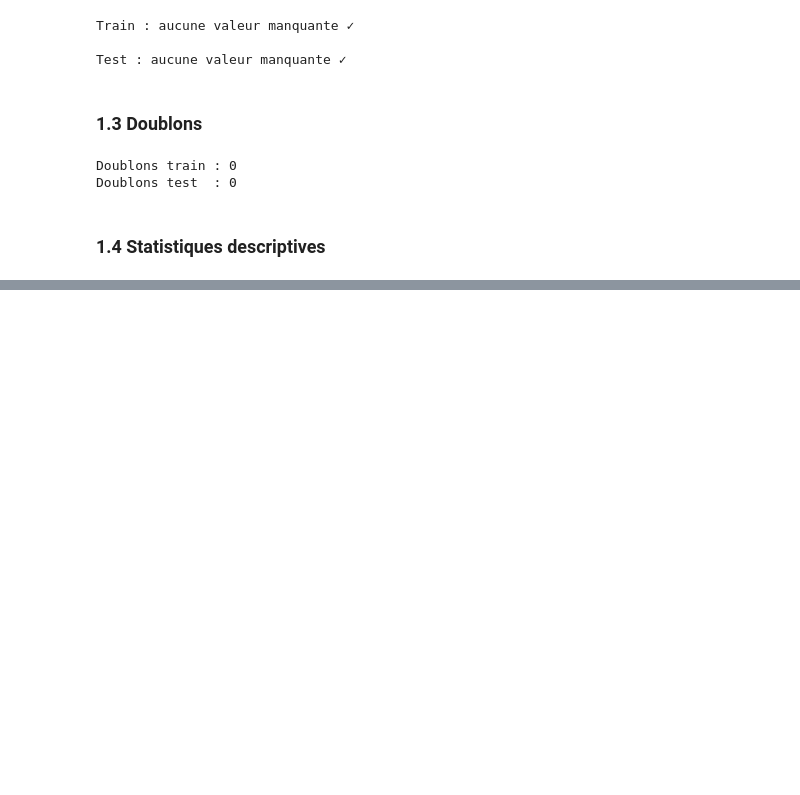
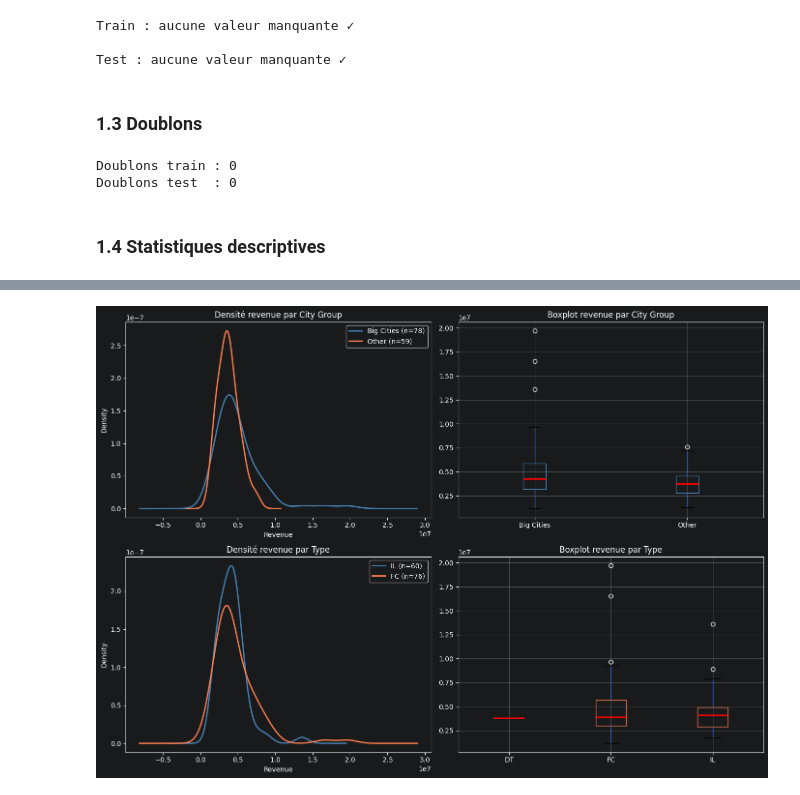
Before and after one commit to mlndiaye/restaurant-revenue-mlops, a Jupyter notebook: notebooks/01_eda.ipynb, the cells around one changed output, grey strips where cells are left out. Cells and saved outputs as stored; diff of their text form; code cells hidden in the pictures; blank space fills up the shorter version.

```diff
--- a/notebooks/01_eda.ipynb
+++ b/notebooks/01_eda.ipynb
@@ -127,0 +193,44 @@ train.describe(include="all").T.style.format(precision=2)
+# %%
+palette_cg = {'Big Cities': 'steelblue', 'Other': 'coral'}
+palette_tp = {'IL': 'steelblue', 'FC': 'coral', 'DT': 'seagreen'}
+
+fig, axes = plt.subplots(2, 2, figsize=(14, 10))
+
+# KDE revenue par City Group
+for group, color in palette_cg.items():
+    subset = train[train['City Group'] == group]['revenue']
+    subset.plot.kde(ax=axes[0, 0], label=f'{group} (n={len(subset)})', color=color, linewidth=2)
+axes[0, 0].set_title('Densité revenue par City Group')
+axes[0, 0].set_xlabel('Revenue')
+axes[0, 0].legend()
+
+# Boxplot revenue par City Group
+train.boxplot(column='revenue', by='City Group', ax=axes[0, 1],
+              boxprops=dict(color='steelblue'), medianprops=dict(color='red', linewidth=2))
+axes[0, 1].set_title('Boxplot revenue par City Group')
+axes[0, 1].set_xlabel('')
+plt.sca(axes[0, 1])
+plt.title('Boxplot revenue par City Group')
+
+# KDE revenue par Type
+for typ, color in palette_tp.items():
+    subset = train[train['Type'] == typ]['revenue']
+    if len(subset) > 2:
+        subset.plot.kde(ax=axes[1, 0], label=f'{typ} (n={len(subset)})', color=color, linewidth=2)
+axes[1, 0].set_title('Densité revenue par Type')
+axes[1, 0].set_xlabel('Revenue')
+axes[1, 0].legend()
+
+# Boxplot revenue par Type
+train.boxplot(column='revenue', by='Type', ax=axes[1, 1],
+              boxprops=dict(color='coral'), medianprops=dict(color='red', linewidth=2))
+axes[1, 1].set_title('Boxplot revenue par Type')
+axes[1, 1].set_xlabel('')
+plt.sca(axes[1, 1])
+plt.title('Boxplot revenue par Type')
+
+plt.suptitle('')
+plt.tight_layout()
+plt.show()
+# %% [output]
+[figure, added]
```
Also changed, not shown: parts of 24 cells of this notebook.
